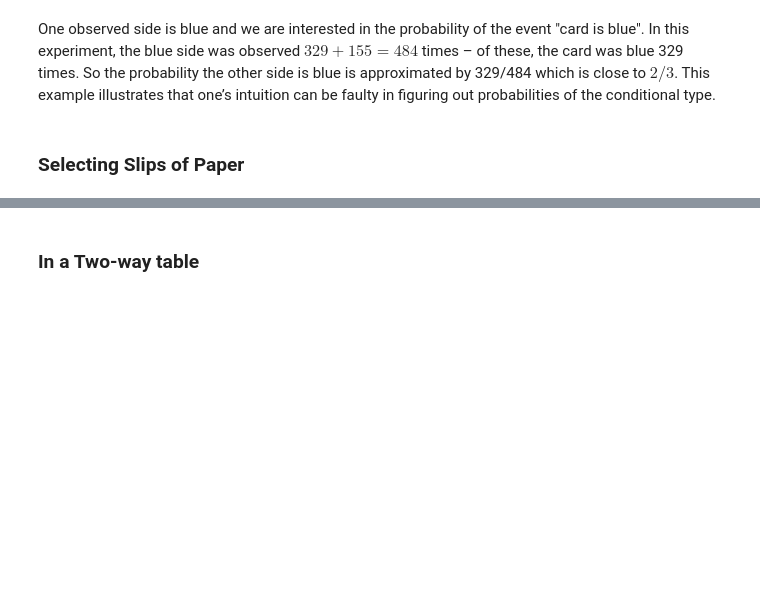
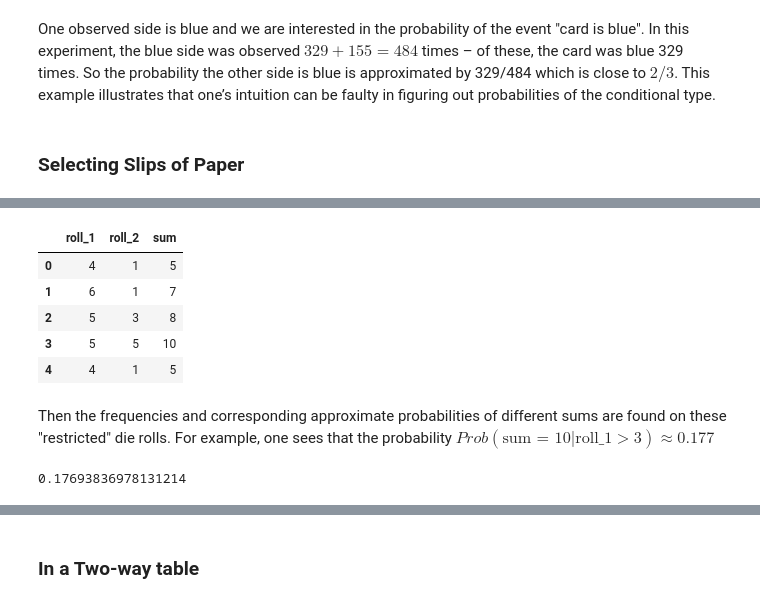
Before and after one commit to pacoraggio/ProbabilityAndBayesianModelingWithPython, a Jupyter notebook: 03_conditional_probability.ipynb, the cells around one changed output, grey strips where cells are left out. Cells and saved outputs as stored; diff of their text form; code cells hidden in the pictures; blank space fills up the shorter version.

```diff
--- a/03_conditional_probability.ipynb
+++ b/03_conditional_probability.ipynb
@@ -72,0 +133,15 @@ $$Prob(\text{sum 14 or higher}) = \frac{1}{6}$$
+# %%
+df_gt_3.head()
+# %% [output]
+|  | roll_1 | roll_2 | sum |
+| 0 | 4 | 1 | 5 |
+| 1 | 6 | 1 | 7 |
+| 2 | 5 | 3 | 8 |
+| 3 | 5 | 5 | 10 |
+| 4 | 4 | 1 | 5 |
+# %% [markdown]
+Then the frequencies and corresponding approximate probabilities of different sums are found on these "restricted" die rolls. For example, one sees that the probability $Prob(\text{sum = 10}|\text{roll_1} > 3) \approx 0.177$
+# %%
+df_gt_3[df_gt_3['sum'] ==  10].shape[0]/df_gt_3.shape[0]
+# %% [output]
+0.17693836978131214
```
Also changed, not shown: parts of 21 cells of this notebook.
